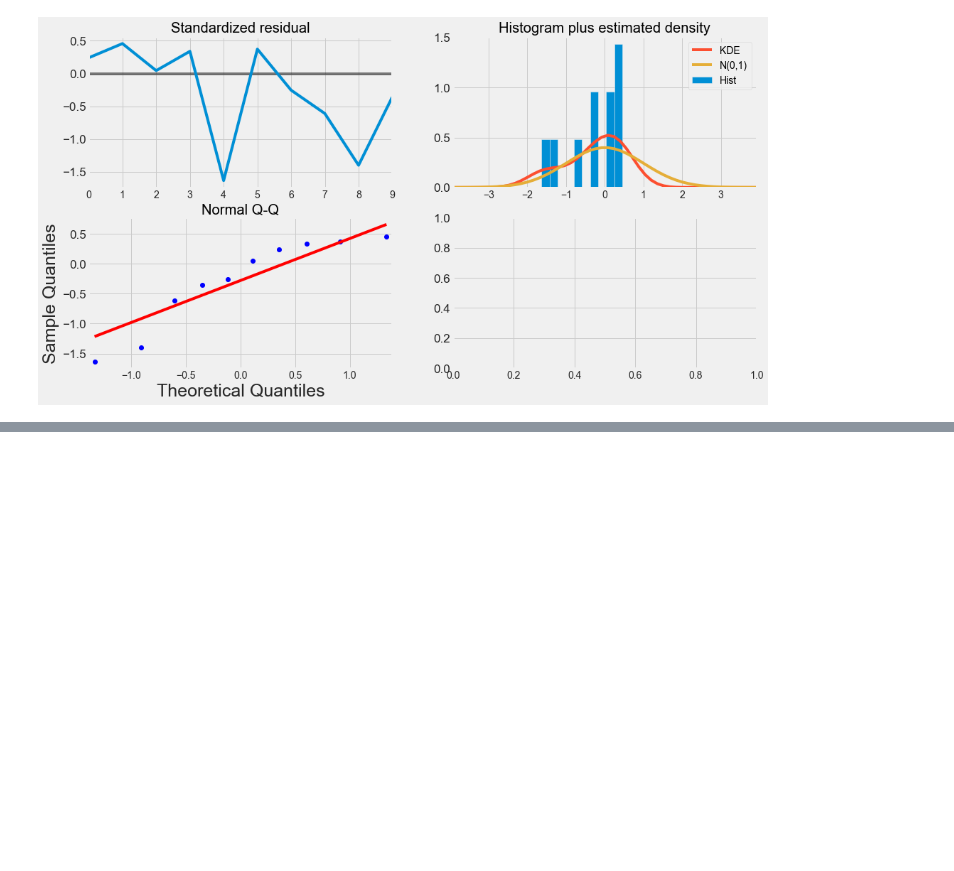
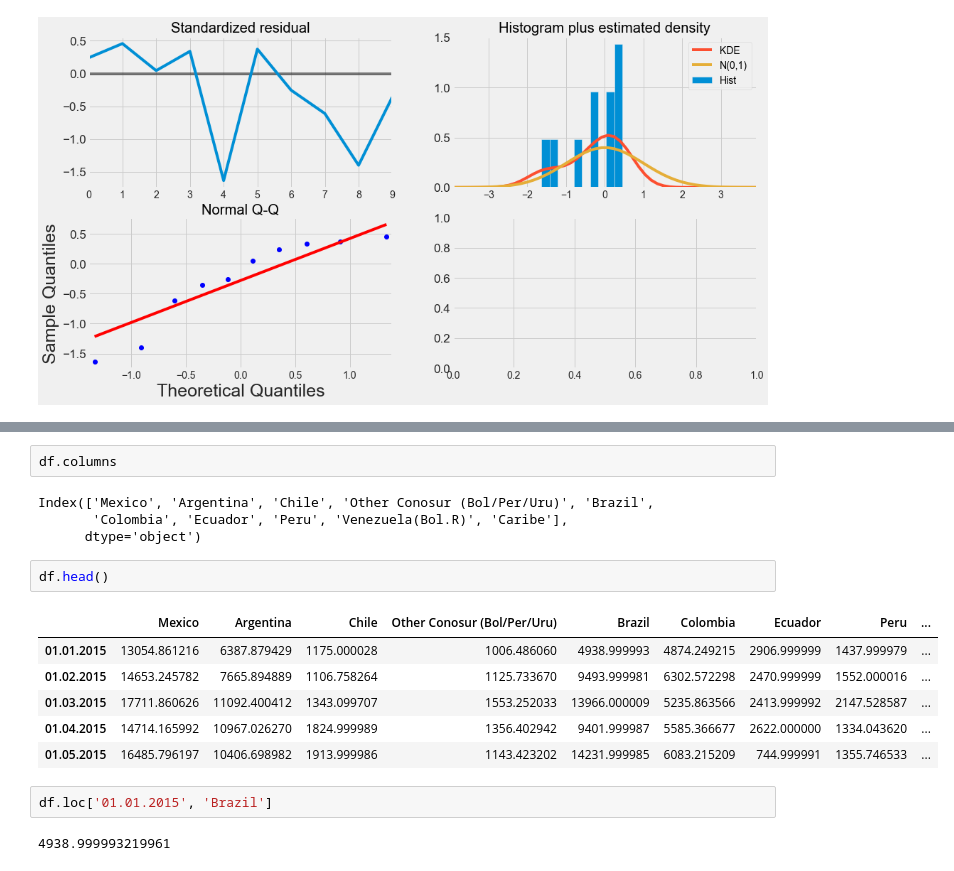
Before and after one commit to erg0-0/TimeSeries, a Jupyter notebook: Forecast 2019/Forecast_sales_prediction.ipynb, the cells around one changed output, grey strips where cells are left out. Cells and saved outputs as stored; diff of their text form; blank space fills up the shorter version.

```diff
--- a/Forecast 2019/Forecast_sales_prediction.ipynb
+++ b/Forecast 2019/Forecast_sales_prediction.ipynb
@@ -182,0 +220,19 @@ ValueError: operands could not be broadcast together with shapes (9,) (8,) (9,)
+# %%
+df.columns
+# %% [output]
+Index(['Mexico', 'Argentina', 'Chile', 'Other Conosur (Bol/Per/Uru)', 'Brazil',
+       'Colombia', 'Ecuador', 'Peru', 'Venezuela(Bol.R)', 'Caribe'],
+      dtype='object')
+# %%
+df.head()
+# %% [output]
+|  | Mexico | Argentina | Chile | Other Conosur (Bol/Per/Uru) | Brazil | Colombia | Ecuador | Peru | ... |
+| 01.01.2015 | 13054.861216 | 6387.879429 | 1175.000028 | 1006.486060 | 4938.999993 | 4874.249215 | 2906.999999 | 1437.999979 | ... |
+| 01.02.2015 | 14653.245782 | 7665.894889 | 1106.758264 | 1125.733670 | 9493.999981 | 6302.572298 | 2470.999999 | 1552.000016 | ... |
+| 01.03.2015 | 17711.860626 | 11092.400412 | 1343.099707 | 1553.252033 | 13966.000009 | 5235.863566 | 2413.999992 | 2147.528587 | ... |
+| 01.04.2015 | 14714.165992 | 10967.026270 | 1824.999989 | 1356.402942 | 9401.999987 | 5585.366677 | 2622.000000 | 1334.043620 | ... |
+| 01.05.2015 | 16485.796197 | 10406.698982 | 1913.999986 | 1143.423202 | 14231.999985 | 6083.215209 | 744.999991 | 1355.746533 | ... |
+# %%
+df.loc['01.01.2015', 'Brazil']
+# %% [output]
+4938.999993219961
```
Also changed, not shown: parts of 7 cells of this notebook.
